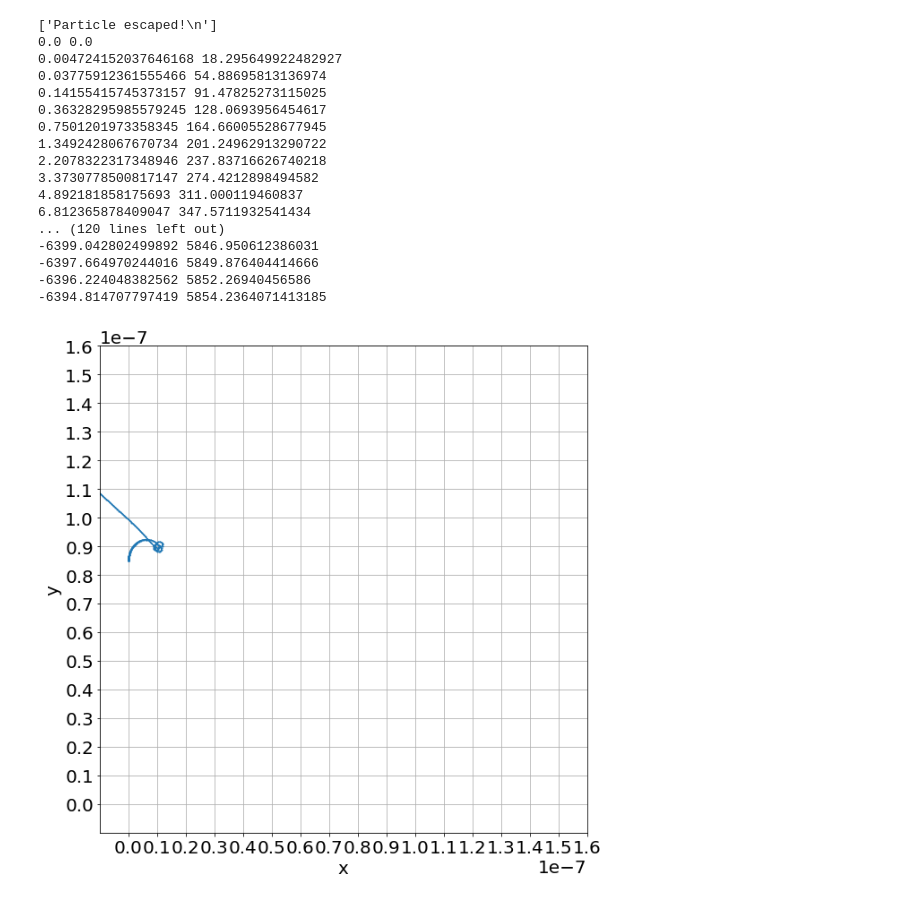
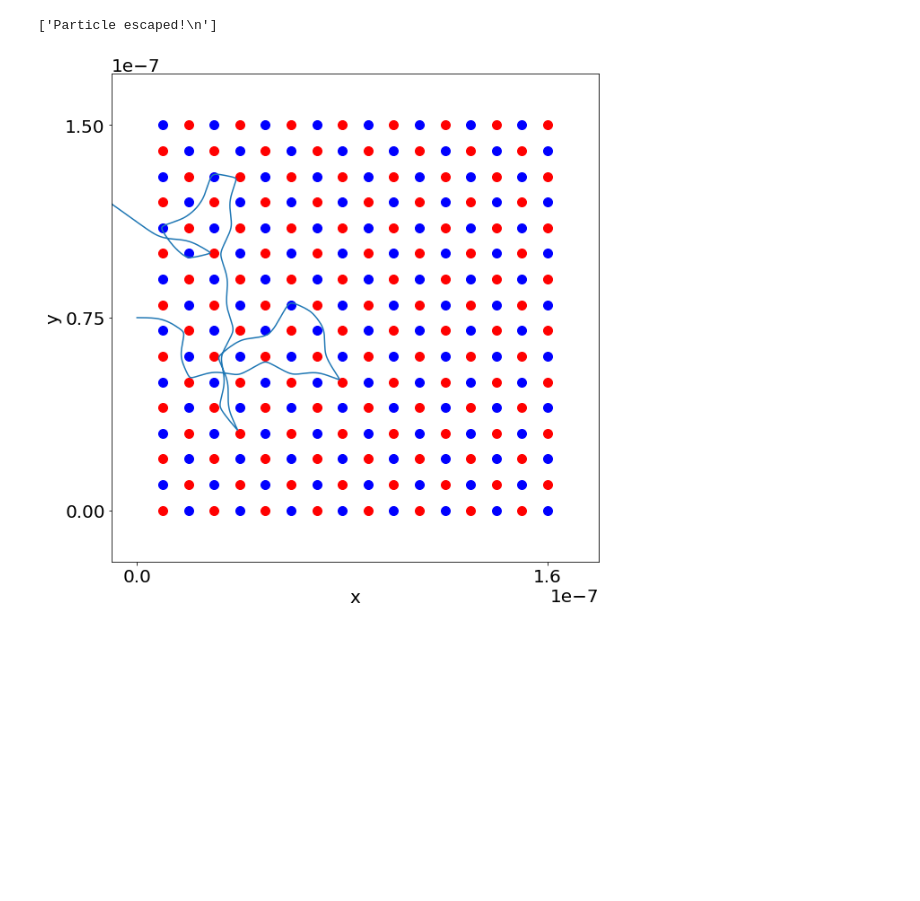
Before and after one commit to atormakh/SimulacionDeSistemas, a Jupyter notebook: SimulacionTemporal/campoElectrico.ipynb, the cells around one changed output. Saved outputs shown, nothing was run; the diff lists cells and outputs as text; code cells hidden in the pictures; blank space fills up the shorter version.

```diff
--- a/SimulacionTemporal/campoElectrico.ipynb
+++ b/SimulacionTemporal/campoElectrico.ipynb
@@ -11,54 +11,45 @@ plt.rcParams.update({'font.size': 20})
 plt.rc('figure', figsize=(20, 10))
 # %%
 # 3.2 pico seconds for particle to travel L
-def exec(dt=0.1, dt2=0.1, tf=1e12, vx=5e3, vy=5e4, r=0):
+def exec(dt=0.0001, dt2=0.1, tf=1e12, v=5e3, r=0):
 
     command = f"java -cp target/SimulacionTemporal-1.0-SNAPSHOT.jar \
                 -Ddt={dt} -Ddt2={dt2} -Dtf={tf} \
-                -Dvx={vx} -Dvy={vy} -Dr={r} \
+                -Dv={v} -Dr={r} \
                 ElectricFieldSystem"
     proc = os.popen(command)
     print(proc.readlines())
     proc.close()
     data = data_import.Data("ElectricField.txt")
     return data
+# %%
+def plot_particles():
+    for i in range(N):
+        for j in range(N):
+            c = 'r' if (i+j)%2 == 0 else 'b'
+            plt.scatter((i+1)*D, j*D, c=c, s=100)
 # %%
 X = []
 Y = []
-ticks = np.arange(0, (N+1)*D, D)
-data = exec(vx=0, vy=0, r=0)
+
+data = exec(r=0, dt=0.0001, dt2=0.001, v=10e3)
 for t, x, y, vx, vy in data:
     X.append(x)
     Y.append(y)
 
 plt.figure("Trajectory")
-plt.plot(X, Y, "o-", markersize=1)
-plt.xticks(ticks)
-plt.yticks(ticks)
-plt.ylim(-D, N*D)
-plt.xlim(-D, N*D)
+plot_particles()
+plt.plot(X, Y, "-", markersize=1)
+plt.xticks([0, N*D])
+plt.yticks([0,(N-1)*D/2, N*D -D])
+plt.ylim(-2*D, N*D + D)
+plt.xlim(-D, N*D + 2*D)
 plt.gca().set_aspect('equal')
 plt.xlabel("x")
 plt.ylabel("y")
-plt.grid()
+#plt.grid()
 
 plt.show()
 # %% [output]
 ['Particle escaped!\n']
-0.0 0.0
-0.004724152037646168 18.295649922482927
-0.03775912361555466 54.88695813136974
-0.14155415745373157 91.47825273115025
-0.36328295985579245 128.0693956454617
-0.7501201973358345 164.66005528677945
-1.3492428067670734 201.24962913290722
-2.2078322317348946 237.83716626740218
-3.3730778500817147 274.4212898494582
-4.892181858175693 311.000119460837
-6.812365878409047 347.5711932541434
-... (120 lines left out)
--6399.042802499892 5846.950612386031
--6397.664970244016 5849.876404414666
--6396.224048382562 5852.26940456586
--6394.814707797419 5854.2364071413185
-[figure, old version]
+[figure, new version]
```
Also changed, not shown: 3 other files.
